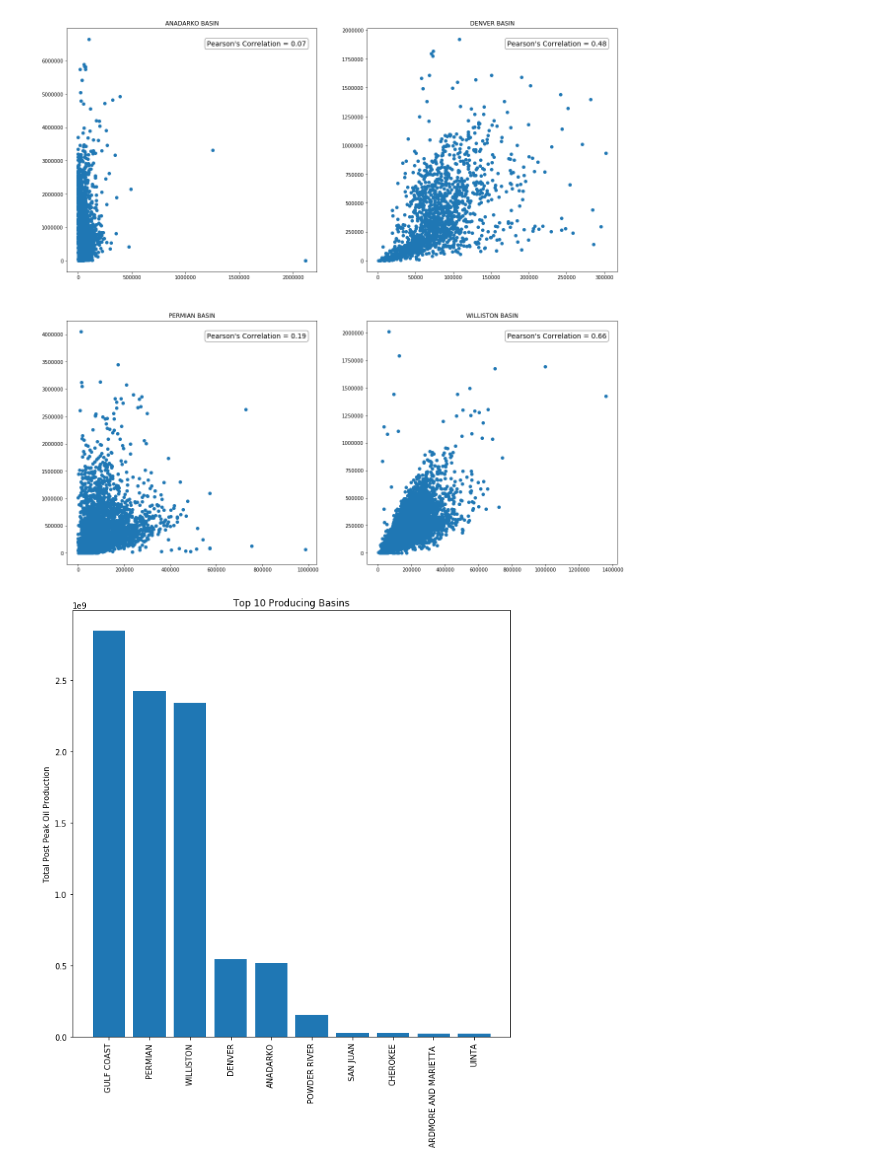
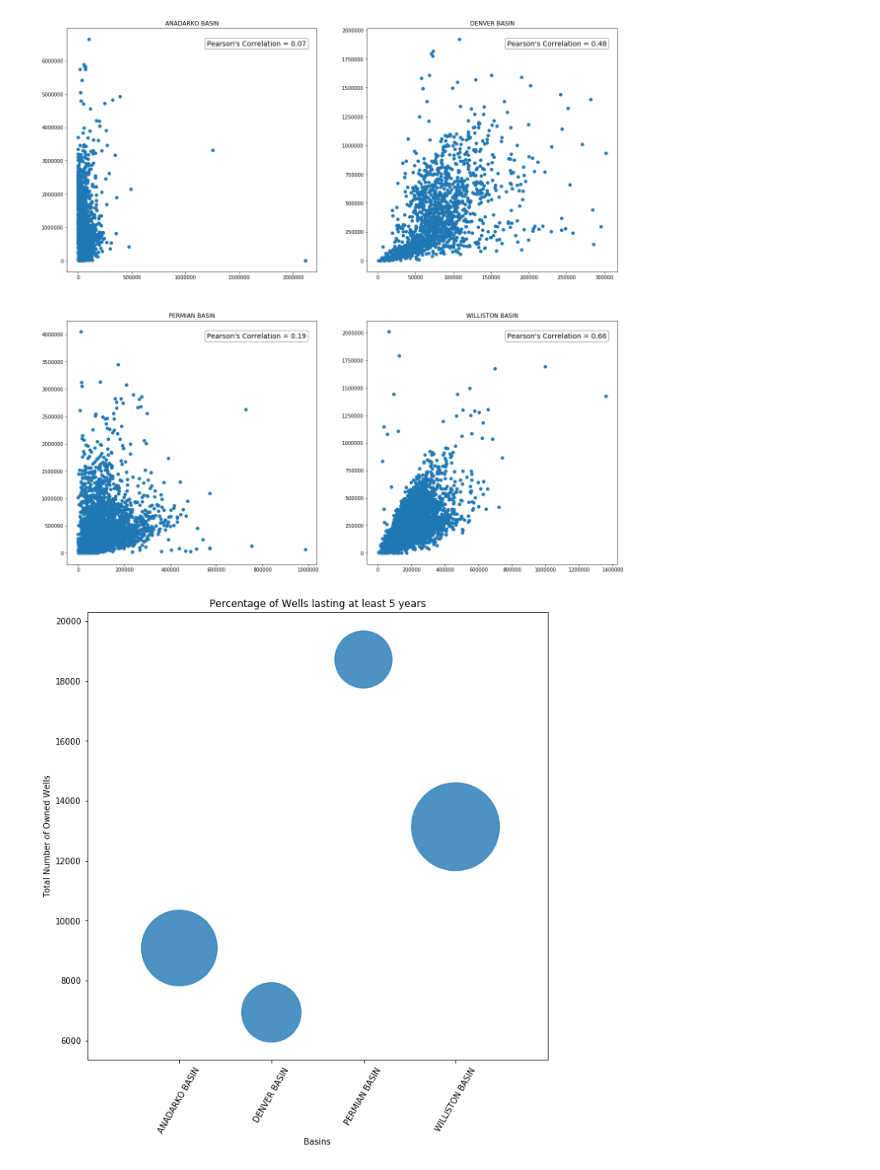
Before and after one commit to NourhanKhaled/DataScience-Project, a Jupyter notebook: Milestone1/Milestone_1.ipynb, the cells around one changed output. Saved outputs shown, nothing was run; the diff lists cells and outputs as text; code cells hidden in the pictures.

Commit message:
Update Milestone_1.ipynb
added the fifth plot and removed shadow from pie plot

```diff
--- a/Milestone1/Milestone_1.ipynb
+++ b/Milestone1/Milestone_1.ipynb
@@ -242,8 +242,34 @@ wells_all_basins = wells_data.merge(indexed_prod_data, on='API')
 sum_all_basins = wells_all_basins
 # %%
 sum_all_basins['TotalLiquid'] = wells_all_basins.groupby(['BasinName'])['Liquid'].transform('sum')
+# %%
+def find_count_wells(basinName, table):
+    return len(table[table['BasinName'] == basinName].drop_duplicates(subset=['API'], keep='first', inplace=False))
+# %%
+### Fifth plot, showing percentage of wells that last for at least five years out of all of the
+count_all_wells_4basins = np.array([find_count_wells(y, indexed_wells_4basins) for y in basins])
+count_five_years_wells_4basins = np.array([find_count_wells(y, five_years_data) for y in basins])
+
+y = count_all_wells_4basins
+z = count_five_years_wells_4basins/count_all_wells_4basins
+
+_, ax = plt.subplots()
+size_scaler = 25000
+ax.scatter(np.arange(len(basins)), y, s=z*size_scaler, alpha = 0.8)
+ax.xaxis.set_ticks(np.arange(len(basins)))
+ax.xaxis.set_ticklabels(basins, rotation=60)
+plt.xlabel("Basins")
+plt.ylabel("Total Number of Owned Wells")
+x1, x2, y1, y2 = plt.axis()
+plt.title('Percentage of Wells lasting at least 5 years')
+
+plt.axis((-1, 4, y1-1000, y2 + 1000))
+plt.savefig('Plot5.png')
+plt.show()
+# %% [output]
+[figure, added]
 # %%
-sum_all_basins = sum_all_basins.drop_duplicates(subset=['BasinName'], keep='last', inplace=False)
+# sum_all_basins = sum_all_basins.drop_duplicates(subset=['BasinName'], keep='last', inplace=False)
 list_indices = ['BasinName', 'TotalLiquid']
 sum_all_basins = sum_all_basins[list_indices]
 sum_all_basins = sum_all_basins.sort_values(by='TotalLiquid', ascending=False)
@@ -260,5 +286,3 @@ plt.ylabel('Total Post Peak Oil Production')
 plt.title('Top 10 Producing Basins')
 
 plt.show()
-# %% [output]
-[figure, removed]
```
Also changed, not shown: parts of 1 cell of this notebook.
